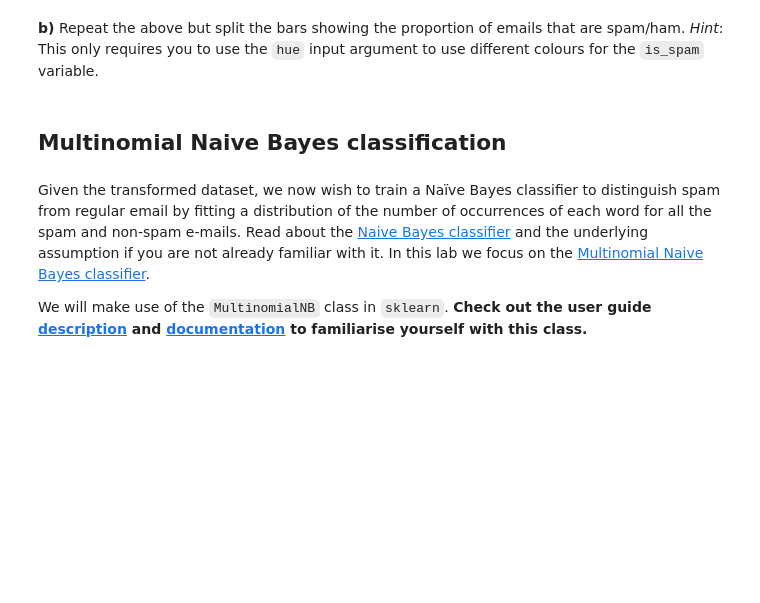
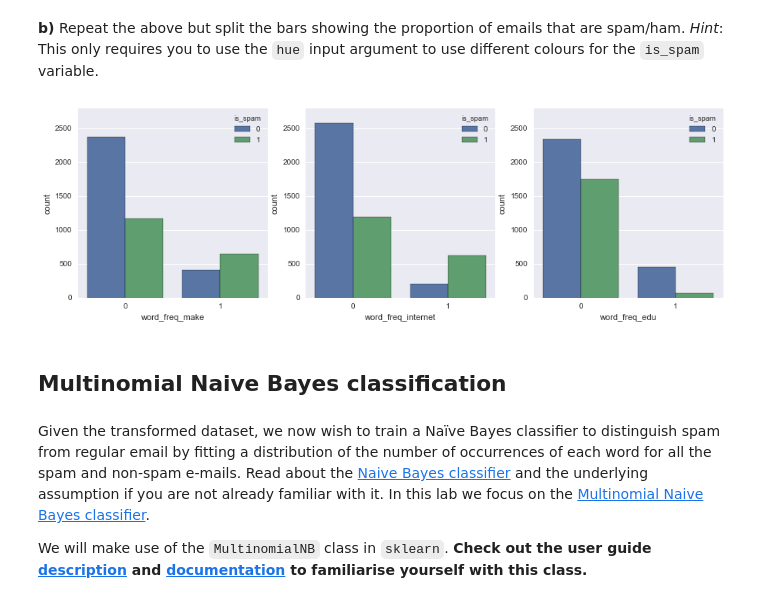
Before and after one commit to Dr-Alan-Turing/IAMachineLearning, a Jupyter notebook: 02_Lab_2_Data_analysis_visualisation.ipynb, the cells around one changed output. Drawn from its saved outputs; the diff is of its cells as text; code cells hidden in the pictures; blank space fills up the shorter version.

```diff
--- a/02_Lab_2_Data_analysis_visualisation.ipynb
+++ b/02_Lab_2_Data_analysis_visualisation.ipynb
@@ -196,3 +199,18 @@ AttributeError: 'module' object has no attribute 'subplot'
+# %%
+# Your code goes here
+f, ax = plt.subplots(figsize=(15,15))
+plt.subplot(3,3,1)
+plt.axis([0,1,0,2800])
+sns.countplot(x='word_freq_make', hue='is_spam', data=spambase_binary)
+plt.subplot(3,3,2)
+plt.axis([0,1,0,2800])
+sns.countplot(x='word_freq_internet', hue='is_spam', data=spambase_binary)
+plt.subplot(3,3,3)
+plt.axis([0,1,0,2800])
+sns.countplot(x='word_freq_edu', hue='is_spam', data=spambase_binary)
+plt.show()
+# %% [output]
+[figure, added]
 # %% [markdown]
 ## Multinomial Naive Bayes classification
 # %% [markdown]
```
Also changed, not shown: parts of 2 cells of this notebook, 1 other file.
